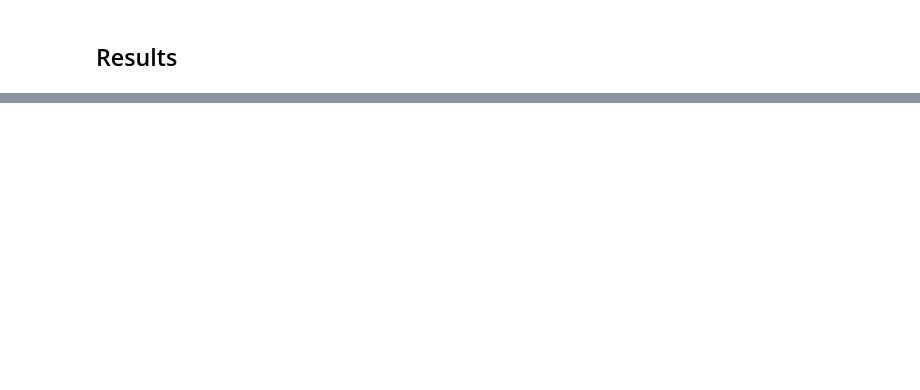
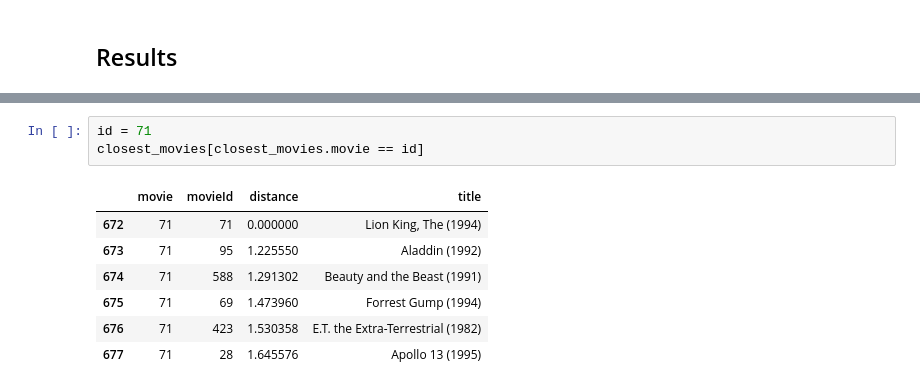
Before and after one commit to nlp-nathan/better_than_netflix_movie_recommender, a Jupyter notebook: notebooks/LightGCN.ipynb, the cells around one changed output, grey strips where cells are left out. Drawn from its saved outputs; the diff is of its cells as text; blank space fills up the shorter version.

```diff
--- a/notebooks/LightGCN.ipynb
+++ b/notebooks/LightGCN.ipynb
@@ -580,0 +622,11 @@ NDCG: 0.463898
+# %%
+id = 71
+closest_movies[closest_movies.movie == id]
+# %% [output]
+|  | movie | movieId | distance | title |
+| 672 | 71 | 71 | 0.000000 | Lion King, The (1994) |
+| 673 | 71 | 95 | 1.225550 | Aladdin (1992) |
+| 674 | 71 | 588 | 1.291302 | Beauty and the Beast (1991) |
+| 675 | 71 | 69 | 1.473960 | Forrest Gump (1994) |
+| 676 | 71 | 423 | 1.530358 | E.T. the Extra-Terrestrial (1982) |
+| 677 | 71 | 28 | 1.645576 | Apollo 13 (1995) |
```
Also changed, not shown: parts of 18 cells of this notebook.
